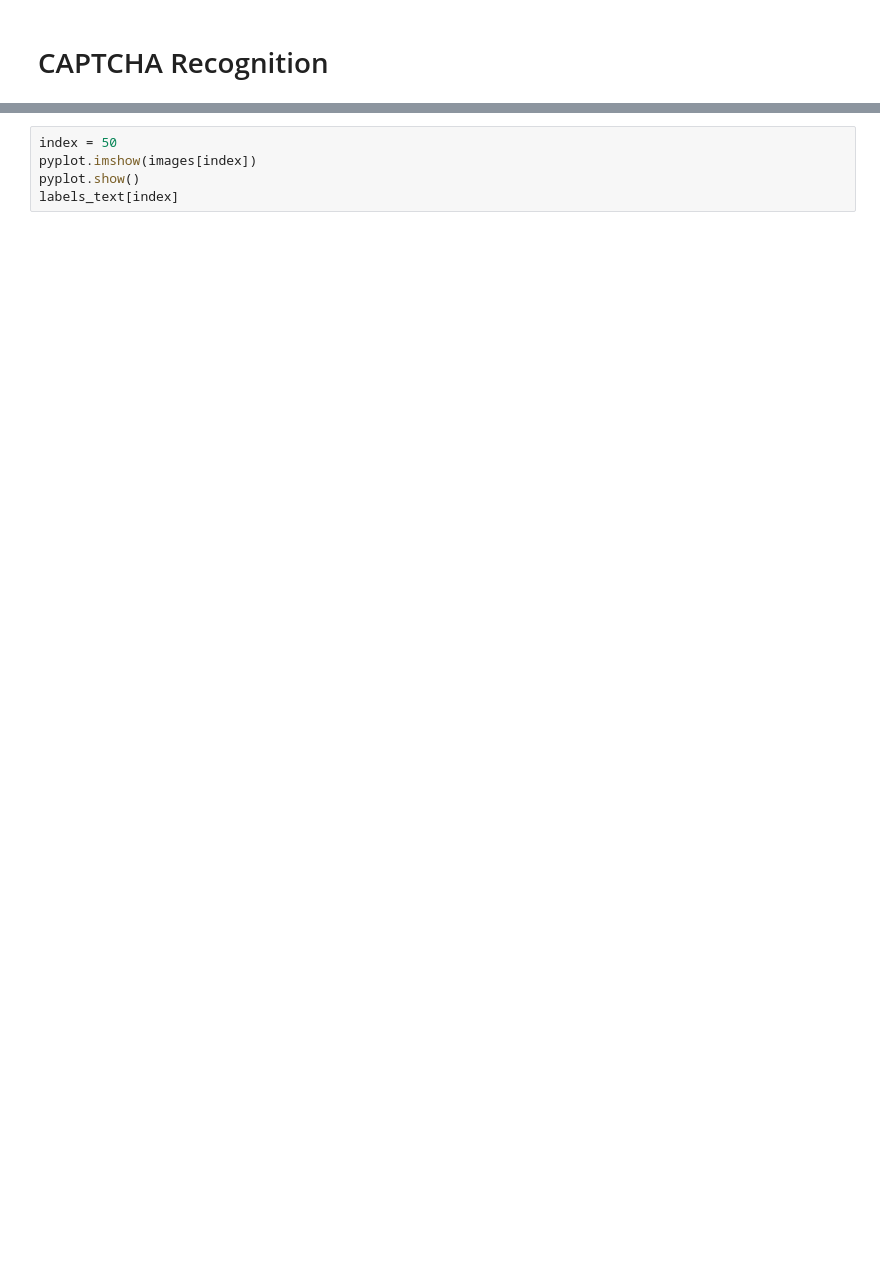
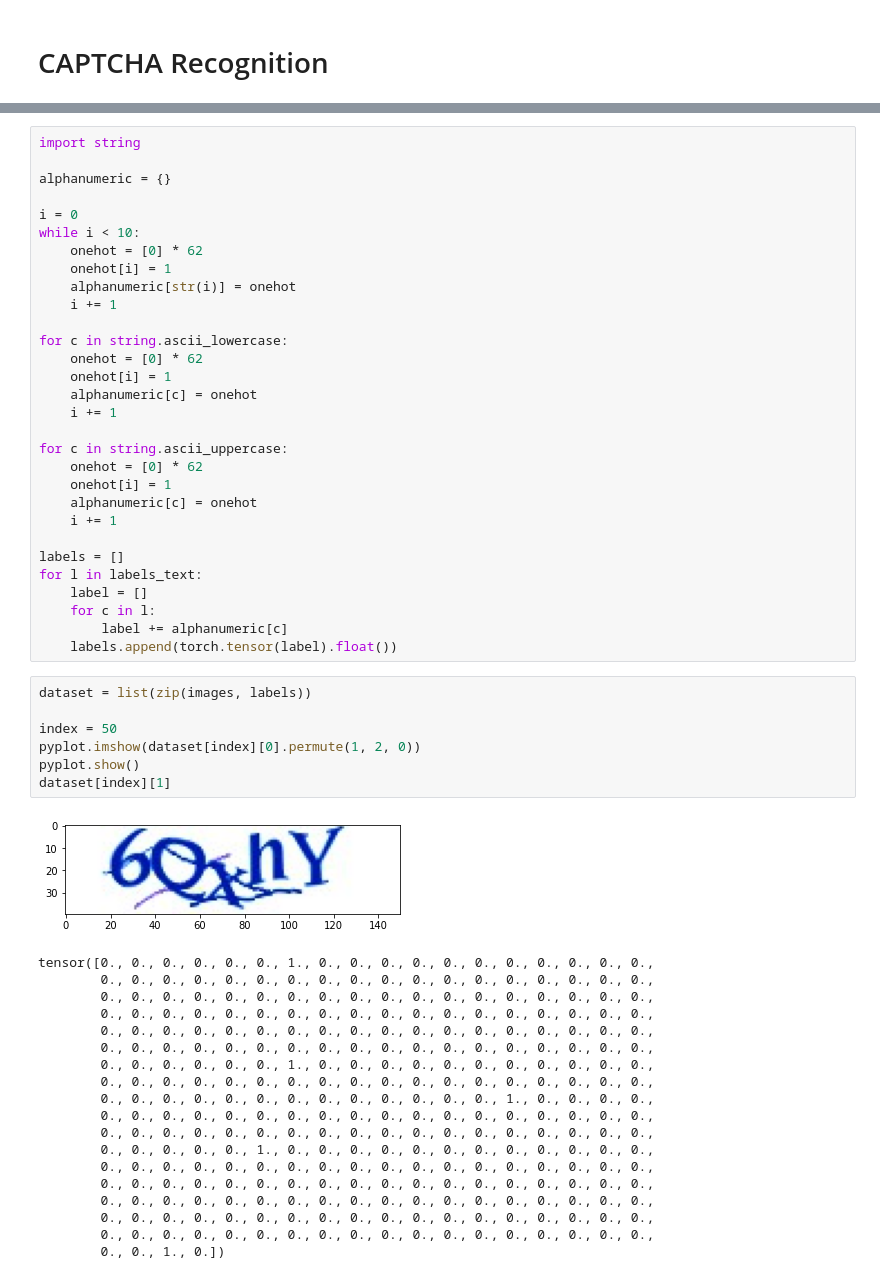
Before and after one commit to AlpacaMax/ML_CAPTCHA_Recognition, a Jupyter notebook: nn_approach.ipynb, the cells around one changed output, grey strips where cells are left out. Saved outputs shown, nothing was run; the diff lists cells and outputs as text; blank space fills up the shorter version.

```diff
--- a/nn_approach.ipynb
+++ b/nn_approach.ipynb
@@ -30,5 +26,57 @@ ValueError: only one element tensors can be converted to Python scalars
+# %%
+import string
+
+alphanumeric = {}
+
+i = 0
+while i < 10:
+    onehot = [0] * 62
+    onehot[i] = 1
+    alphanumeric[str(i)] = onehot
+    i += 1
+
+for c in string.ascii_lowercase:
+    onehot = [0] * 62
+    onehot[i] = 1
+    alphanumeric[c] = onehot
+    i += 1
+
+for c in string.ascii_uppercase:
+    onehot = [0] * 62
+    onehot[i] = 1
+    alphanumeric[c] = onehot
+    i += 1
+
+labels = []
+for l in labels_text:
+    label = []
+    for c in l:
+        label += alphanumeric[c]
+    labels.append(torch.tensor(label).float())
 # %%
+dataset = list(zip(images, labels))
+
 index = 50
-pyplot.imshow(images[index])
+pyplot.imshow(dataset[index][0].permute(1, 2, 0))
 pyplot.show()
-labels_text[index]
+dataset[index][1]
+# %% [output]
+[figure, added]
+tensor([0., 0., 0., 0., 0., 0., 1., 0., 0., 0., 0., 0., 0., 0., 0., 0., 0., 0.,
+        0., 0., 0., 0., 0., 0., 0., 0., 0., 0., 0., 0., 0., 0., 0., 0., 0., 0.,
+        0., 0., 0., 0., 0., 0., 0., 0., 0., 0., 0., 0., 0., 0., 0., 0., 0., 0.,
+        0., 0., 0., 0., 0., 0., 0., 0., 0., 0., 0., 0., 0., 0., 0., 0., 0., 0.,
+        0., 0., 0., 0., 0., 0., 0., 0., 0., 0., 0., 0., 0., 0., 0., 0., 0., 0.,
+        0., 0., 0., 0., 0., 0., 0., 0., 0., 0., 0., 0., 0., 0., 0., 0., 0., 0.,
+        0., 0., 0., 0., 0., 0., 1., 0., 0., 0., 0., 0., 0., 0., 0., 0., 0., 0.,
+        0., 0., 0., 0., 0., 0., 0., 0., 0., 0., 0., 0., 0., 0., 0., 0., 0., 0.,
+        0., 0., 0., 0., 0., 0., 0., 0., 0., 0., 0., 0., 0., 1., 0., 0., 0., 0.,
+        0., 0., 0., 0., 0., 0., 0., 0., 0., 0., 0., 0., 0., 0., 0., 0., 0., 0.,
+        0., 0., 0., 0., 0., 0., 0., 0., 0., 0., 0., 0., 0., 0., 0., 0., 0., 0.,
+        0., 0., 0., 0., 0., 1., 0., 0., 0., 0., 0., 0., 0., 0., 0., 0., 0., 0.,
+        0., 0., 0., 0., 0., 0., 0., 0., 0., 0., 0., 0., 0., 0., 0., 0., 0., 0.,
+        0., 0., 0., 0., 0., 0., 0., 0., 0., 0., 0., 0., 0., 0., 0., 0., 0., 0.,
+        0., 0., 0., 0., 0., 0., 0., 0., 0., 0., 0., 0., 0., 0., 0., 0., 0., 0.,
+        0., 0., 0., 0., 0., 0., 0., 0., 0., 0., 0., 0., 0., 0., 0., 0., 0., 0.,
+        0., 0., 0., 0., 0., 0., 0., 0., 0., 0., 0., 0., 0., 0., 0., 0., 0., 0.,
+        0., 0., 1., 0.])
```
Also changed, not shown: parts of 7 cells of this notebook.
